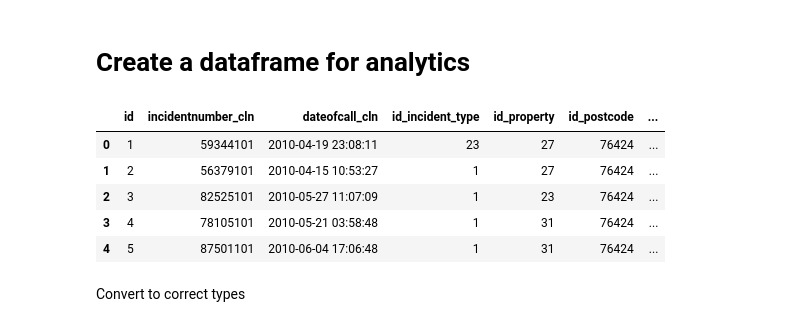
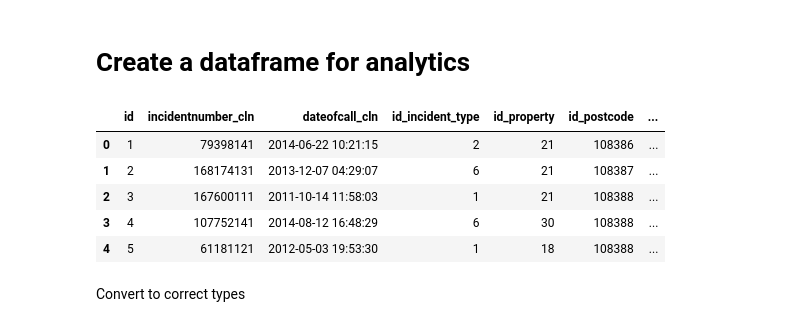
Before and after one commit to GuerrillaAnalytics/proj001_lfb, a Jupyter notebook: wp/wp_004_event_analytics/02/wp_004_02_event_analytics.ipynb, the cells around one changed output. Drawn from its saved outputs; the diff is of its cells as text; code cells hidden in the pictures.

```diff
--- a/wp/wp_004_event_analytics/02/wp_004_02_event_analytics.ipynb
+++ b/wp/wp_004_event_analytics/02/wp_004_02_event_analytics.ipynb
@@ -17,3 +15,5 @@ database_host='localhost'
+# %%
+database_host='10.152.29.90'
 # %%
 def get_connection(host = "localhost",schema="" ):
 
@@ -30,18 +30,18 @@ def get_connection(host = "localhost",schema="" ):
 # %%
 conn = get_connection(host=database_host)
 qry = ('select *'
-          'from proj001_lfb_0_1_0.l3_incidents '
+          'from proj001_lfb_1_0_0.l3_incidents '
           ';')
 #data = pd.read_sql(qry, conn).drop(['store_no','store_type'], axis=1)
 df_incidents = pd.read_sql(qry, conn)
 df_incidents.head()
 # %% [output]
 |  | id | incidentnumber_cln | dateofcall_cln | id_incident_type | id_property | id_postcode | ... |
-| 0 | 1 | 59344101 | 2010-04-19 23:08:11 | 23 | 27 | 76424 | ... |
-| 1 | 2 | 56379101 | 2010-04-15 10:53:27 | 1 | 27 | 76424 | ... |
-| 2 | 3 | 82525101 | 2010-05-27 11:07:09 | 1 | 23 | 76424 | ... |
-| 3 | 4 | 78105101 | 2010-05-21 03:58:48 | 1 | 31 | 76424 | ... |
-| 4 | 5 | 87501101 | 2010-06-04 17:06:48 | 1 | 31 | 76424 | ... |
+| 0 | 1 | 79398141 | 2014-06-22 10:21:15 | 2 | 21 | 108386 | ... |
+| 1 | 2 | 168174131 | 2013-12-07 04:29:07 | 6 | 21 | 108387 | ... |
+| 2 | 3 | 167600111 | 2011-10-14 11:58:03 | 1 | 21 | 108388 | ... |
+| 3 | 4 | 107752141 | 2014-08-12 16:48:29 | 6 | 30 | 108388 | ... |
+| 4 | 5 | 61181121 | 2012-05-03 19:53:30 | 1 | 18 | 108388 | ... |
 # %% [markdown]
 Convert to correct types
 # %%
```
Also changed, not shown: parts of 10 cells of this notebook, 1 other file.
